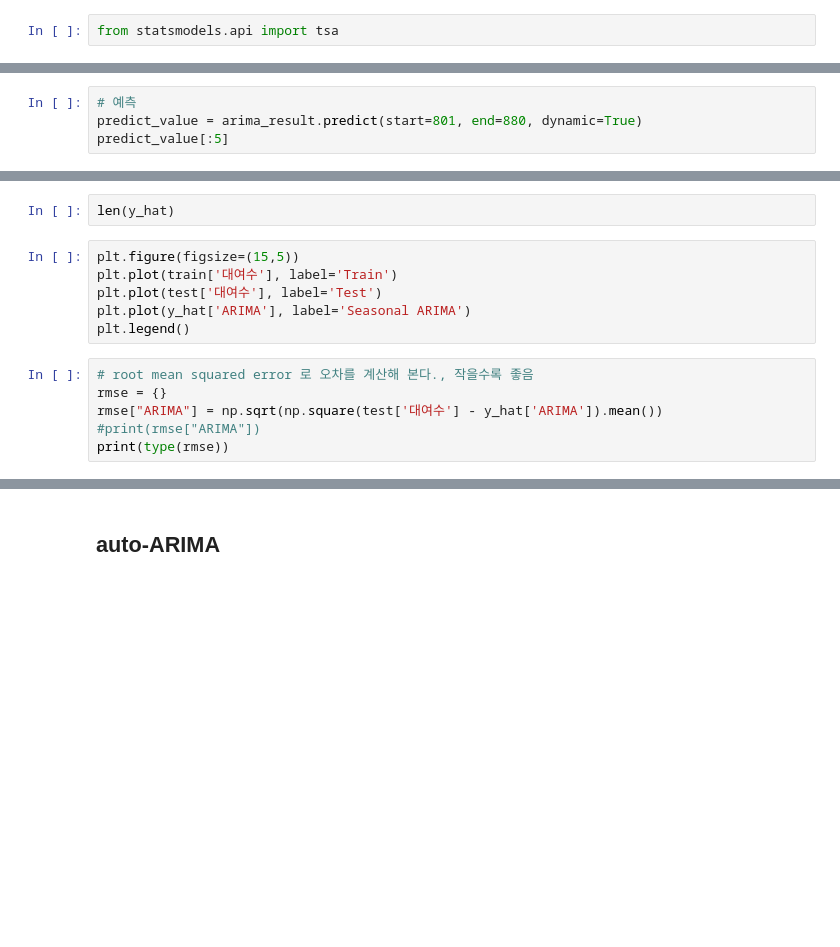
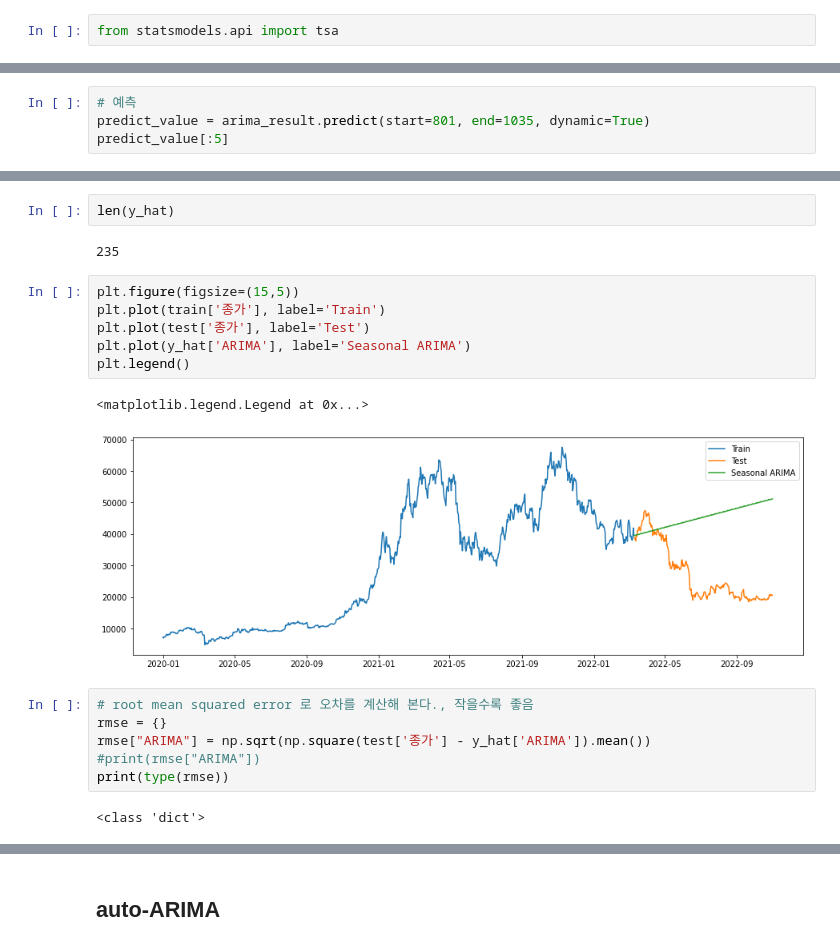
Before and after one commit to Geon27/4-1-Bitcoin, a Jupyter notebook: 시계열과제_비트코인_1129(준최종).ipynb, the cells around one changed output, grey strips where cells are left out. Drawn from its saved outputs; the diff is of its cells as text; blank space fills up the shorter version.

```diff
--- a/시계열과제_비트코인_1129(준최종).ipynb
+++ b/시계열과제_비트코인_1129(준최종).ipynb
@@ -457,4 +592,4 @@ arima_result.plot_diagnostics(figsize=(15, 10))
 # %%
 # 예측
-predict_value = arima_result.predict(start=801, end=880, dynamic=True)
+predict_value = arima_result.predict(start=801, end=1035, dynamic=True)
 predict_value[:5]
@@ -465,16 +611,23 @@ y_hat.head()
 # %%
 len(y_hat)
+# %% [output]
+235
 # %%
 plt.figure(figsize=(15,5))
-plt.plot(train['대여수'], label='Train')
-plt.plot(test['대여수'], label='Test')
+plt.plot(train['종가'], label='Train')
+plt.plot(test['종가'], label='Test')
 plt.plot(y_hat['ARIMA'], label='Seasonal ARIMA')
 plt.legend()
+# %% [output]
+<matplotlib.legend.Legend at 0x...>
+[figure, added]
 # %%
 # root mean squared error 로 오차를 계산해 본다., 작을수록 좋음
 rmse = {}
-rmse["ARIMA"] = np.sqrt(np.square(test['대여수'] - y_hat['ARIMA']).mean())
+rmse["ARIMA"] = np.sqrt(np.square(test['종가'] - y_hat['ARIMA']).mean())
 #print(rmse["ARIMA"])
 print(type(rmse))
+# %% [output]
+<class 'dict'>
 # %%
 rmse
```
Also changed, not shown: parts of 48 cells of this notebook.
